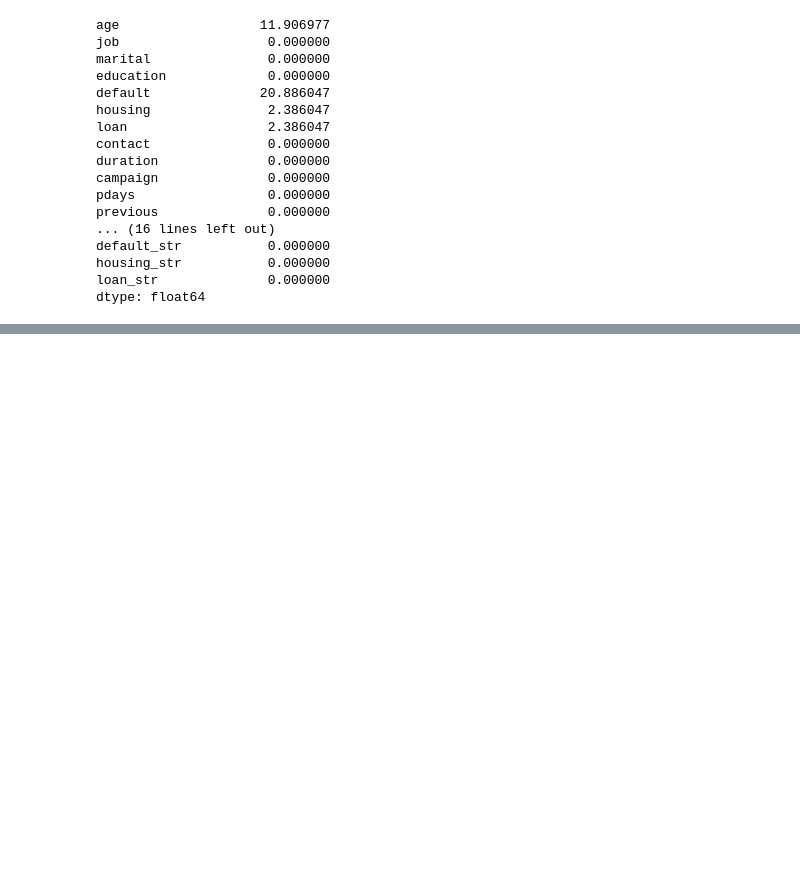
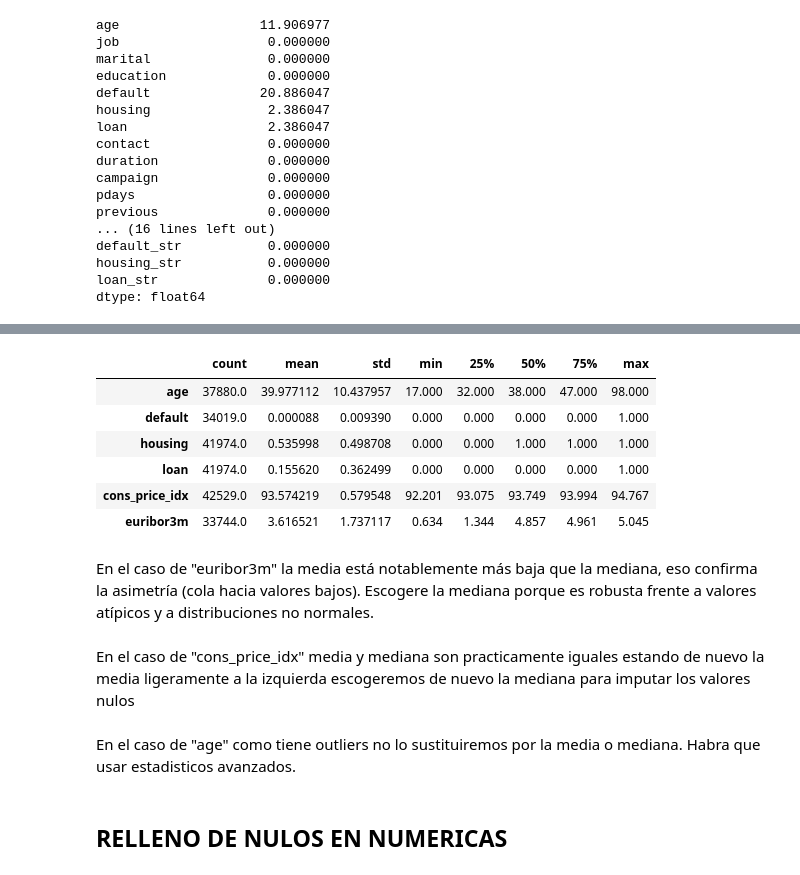
Before and after one commit to Vic-tor123/PROYECTO_MARKETING_EDA_PYTHON, a Jupyter notebook: notebooks/04.Nulos.ipynb, the cells around one changed output, grey strips where cells are left out. Cells and saved outputs as stored; diff of their text form; code cells hidden in the pictures; blank space fills up the shorter version.

Commit message:
Relleno de nulos en numericas

```diff
--- a/notebooks/04.Nulos.ipynb
+++ b/notebooks/04.Nulos.ipynb
@@ -178,0 +198,18 @@ En la columna "age" se han identificado algunos valores atípicos correspondient
+# %%
+df_nulos.describe().T
+# %% [output]
+|  | count | mean | std | min | 25% | 50% | 75% | max |
+| age | 37880.0 | 39.977112 | 10.437957 | 17.000 | 32.000 | 38.000 | 47.000 | 98.000 |
+| default | 34019.0 | 0.000088 | 0.009390 | 0.000 | 0.000 | 0.000 | 0.000 | 1.000 |
+| housing | 41974.0 | 0.535998 | 0.498708 | 0.000 | 0.000 | 1.000 | 1.000 | 1.000 |
+| loan | 41974.0 | 0.155620 | 0.362499 | 0.000 | 0.000 | 0.000 | 0.000 | 1.000 |
+| cons_price_idx | 42529.0 | 93.574219 | 0.579548 | 92.201 | 93.075 | 93.749 | 93.994 | 94.767 |
+| euribor3m | 33744.0 | 3.616521 | 1.737117 | 0.634 | 1.344 | 4.857 | 4.961 | 5.045 |
+# %% [markdown]
+En el caso de "euribor3m"  la media está notablemente más baja que la mediana, eso confirma la asimetría (cola hacia valores bajos). Escogere la mediana porque es robusta frente a valores atípicos y a distribuciones no normales.
+# %% [markdown]
+En el caso de "cons_price_idx" media y mediana son practicamente iguales estando de nuevo la media ligeramente a la izquierda escogeremos de nuevo la mediana para imputar los valores nulos
+# %% [markdown]
+En el caso de "age" como tiene outliers no lo sustituiremos por la media o mediana. Habra que usar estadisticos avanzados.
+# %% [markdown]
+## RELLENO DE NULOS EN NUMERICAS
```
Also changed, not shown: parts of 14 cells of this notebook, 2 other files.
